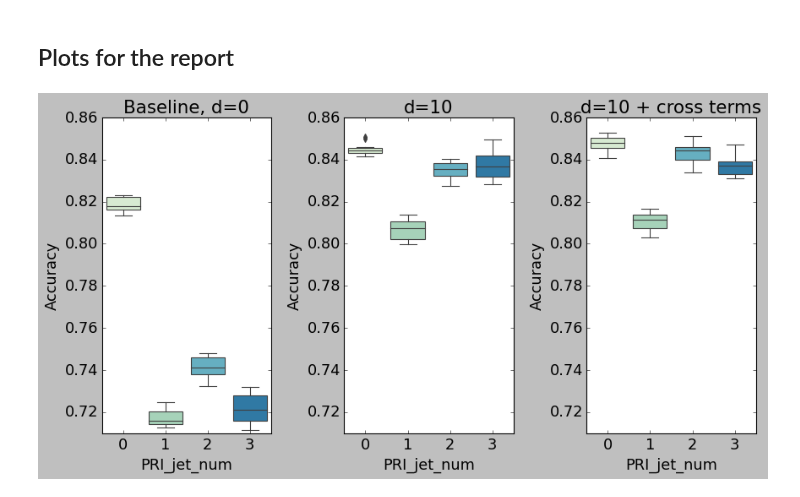
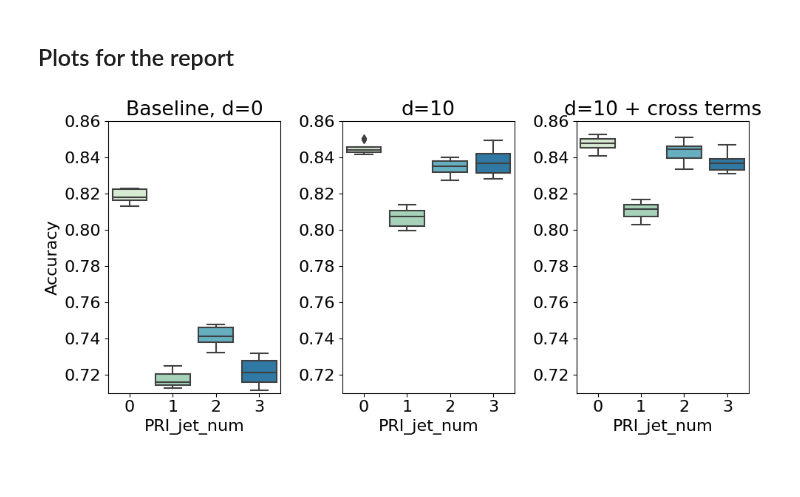
Before and after one commit to Alicia-max/ML--Binary-classification_Higgs-boson-competition, a Jupyter notebook: project/analysis.ipynb, the cells around one changed output. Cells and saved outputs as stored; diff of their text form; code cells hidden in the pictures; blank space fills up the shorter version.

```diff
--- a/project/analysis.ipynb
+++ b/project/analysis.ipynb
@@ -492,29 +496,31 @@ With cross terms
 # %% [markdown]
 ## Plots for the report
 # %%
-import matplotlib
-matplotlib.style.use('classic')
-matplotlib.rcParams.update({'font.size': 16})
 dict = {}
 for model in ['baseline_LS', 'degree_LS', 'degree_cross_terms_LS']:
     dict[model] = [plot1_group0[model], plot1_group1[model], plot1_group2[model], plot1_group3[model]]
 # %%
+import matplotlib
+matplotlib.rcParams.update({'font.size': 16})
+
 palette = sns.color_palette("GnBu", n_colors=4)
-fig, axs = plt.subplots(1, 3, figsize=(11,6))
+fig, axs = plt.subplots(1, 3, figsize=(10,5))
 titles = ['Baseline, d=0', 'd=10', 'd=10 + cross terms']
 idx=0
 for key, value in dict.items() :
     ax=axs[idx]
     sns.boxplot(data = dict[key], ax = ax, palette= palette)
     ax.set_xticklabels(['0', '1', '2', '3'], rotation = 0)
     ax.set_xlabel('PRI_jet_num')
     ax.set_title(titles[idx])
-    ax.set_ylabel("Accuracy")
+    if idx ==0:
+        ax.set_ylabel("Accuracy")
     ax.set(ylim=(0.71, 0.86))
+    ax.locator_params(axis='y', nbins=8)
     idx=idx+1
 
 fig.tight_layout()
-plt.show()
+plt.savefig('proj1_boxplots.pdf')
 # %% [output]
-[figure, old version]
+[figure, new version]
 # %%
```
Also changed, not shown: parts of 12 cells of this notebook, 2 other files.
